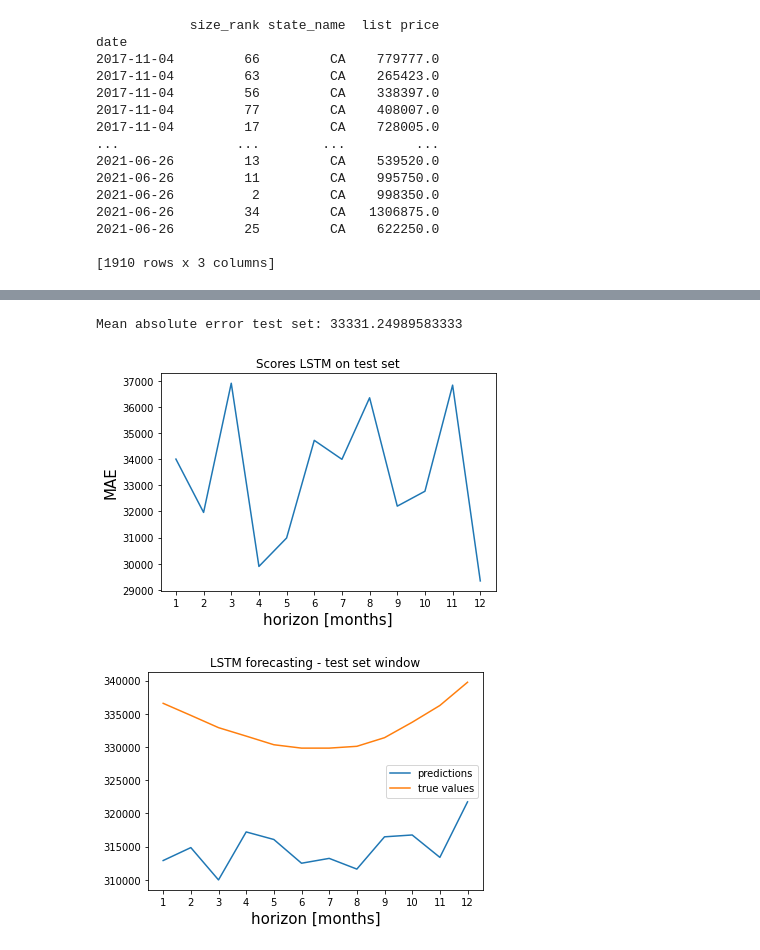
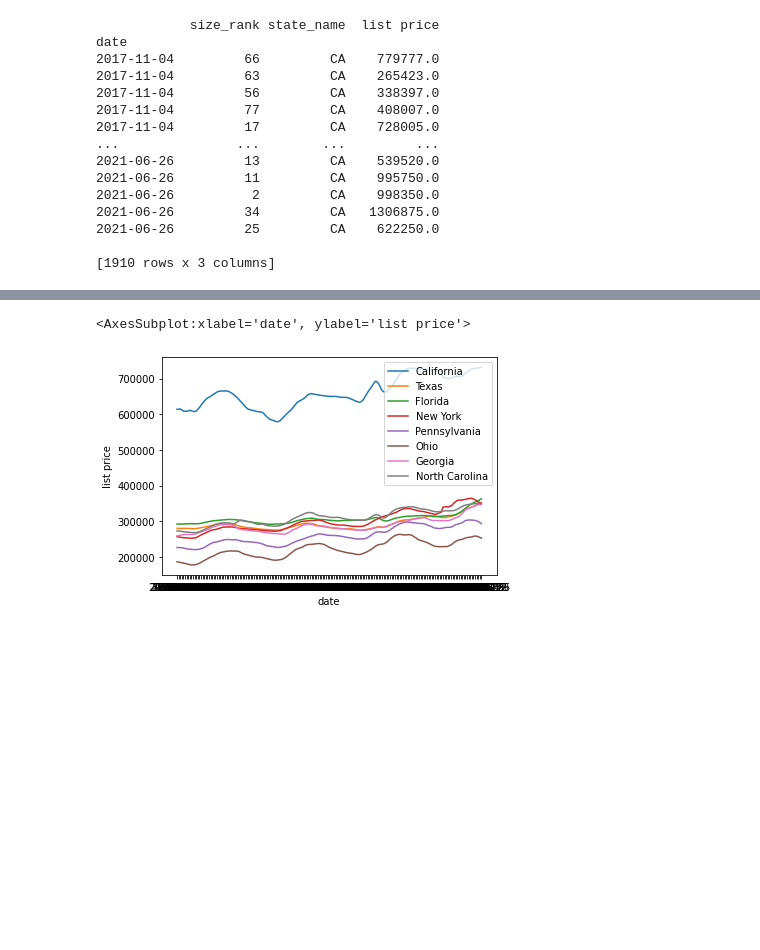
Before and after one commit to qklm/Zillow_Group_Project, a Jupyter notebook: zillow_model_states.ipynb, the cells around one changed output, grey strips where cells are left out. Cells and saved outputs as stored; diff of their text form; code cells hidden in the pictures; blank space fills up the shorter version.

Commit message:
list data compiled into easy graph

```diff
--- a/zillow_model_states.ipynb
+++ b/zillow_model_states.ipynb
@@ -117,13 +95,18 @@ date
 
 [1910 rows x 3 columns]
 # %%
+# state dataframes for mapping
+
 ca_list = state_dict["CA"].groupby(state_dict["CA"].index).mean()
 tx_list = state_dict["TX"].groupby(state_dict["TX"].index).mean()
 fl_list = state_dict["FL"].groupby(state_dict["FL"].index).mean()
 ny_list = state_dict["NY"].groupby(state_dict["NY"].index).mean()
-pn_list = state_dict["PN"].groupby(state_dict["PN"].index).mean()
+pa_list = state_dict["PA"].groupby(state_dict["PA"].index).mean()
 il_list = state_dict["IL"].groupby(state_dict["IL"].index).mean()
 oh_list = state_dict["OH"].groupby(state_dict["OH"].index).mean()
 ga_list = state_dict["GA"].groupby(state_dict["GA"].index).mean()
 nc_list = state_dict["NC"].groupby(state_dict["NC"].index).mean()
+mi_list = state_dict["MI"].groupby(state_dict["MI"].index).mean()
+
+ca_list
 # %% [output]
@@ -279,11 +126,0 @@ mae
-# %%
-pred_y = model.predict(test_x)
-# add seasonality of the past year
-for i in np.arange(pred_y.shape[0]-1,-1,-1):
-    pred_y[pred_y.shape[0]-1-i] += result.seasonal[-(13+i):-(1+i)]
-
-plot_evaluation(pred_y,test_y,n=12)
-# %% [output]
-Mean absolute error test set: 33331.24989583333
-[figure, removed]
-[figure, removed]
@@ -293,0 +127,19 @@ Mean absolute error test set: 33331.24989583333
+# %%
+# preliminary plotting to get a feel.
+
+import seaborn as sns
+import matplotlib.ticker as ticker
+
+sns.lineplot(data=ca_list, x="date", y="list price", label = "California")
+sns.lineplot(data=tx_list, x="date", y="list price", label = "Texas")
+sns.lineplot(data=fl_list, x="date", y="list price", label = "Florida")
+sns.lineplot(data=ny_list, x="date", y="list price", label = "New York")
+sns.lineplot(data=pa_list, x="date", y="list price", label = "Pennsylvania")
+sns.lineplot(data=oh_list, x="date", y="list price", label = "Ohio")
+sns.lineplot(data=ga_list, x="date", y="list price", label = "Georgia")
+sns.lineplot(data=nc_list, x="date", y="list price", label = "North Carolina")
+
+# california is predictably absurdly priced
+# %% [output]
+<AxesSubplot:xlabel='date', ylabel='list price'>
+[figure, added]
```
Also changed, not shown: parts of 16 cells of this notebook.
